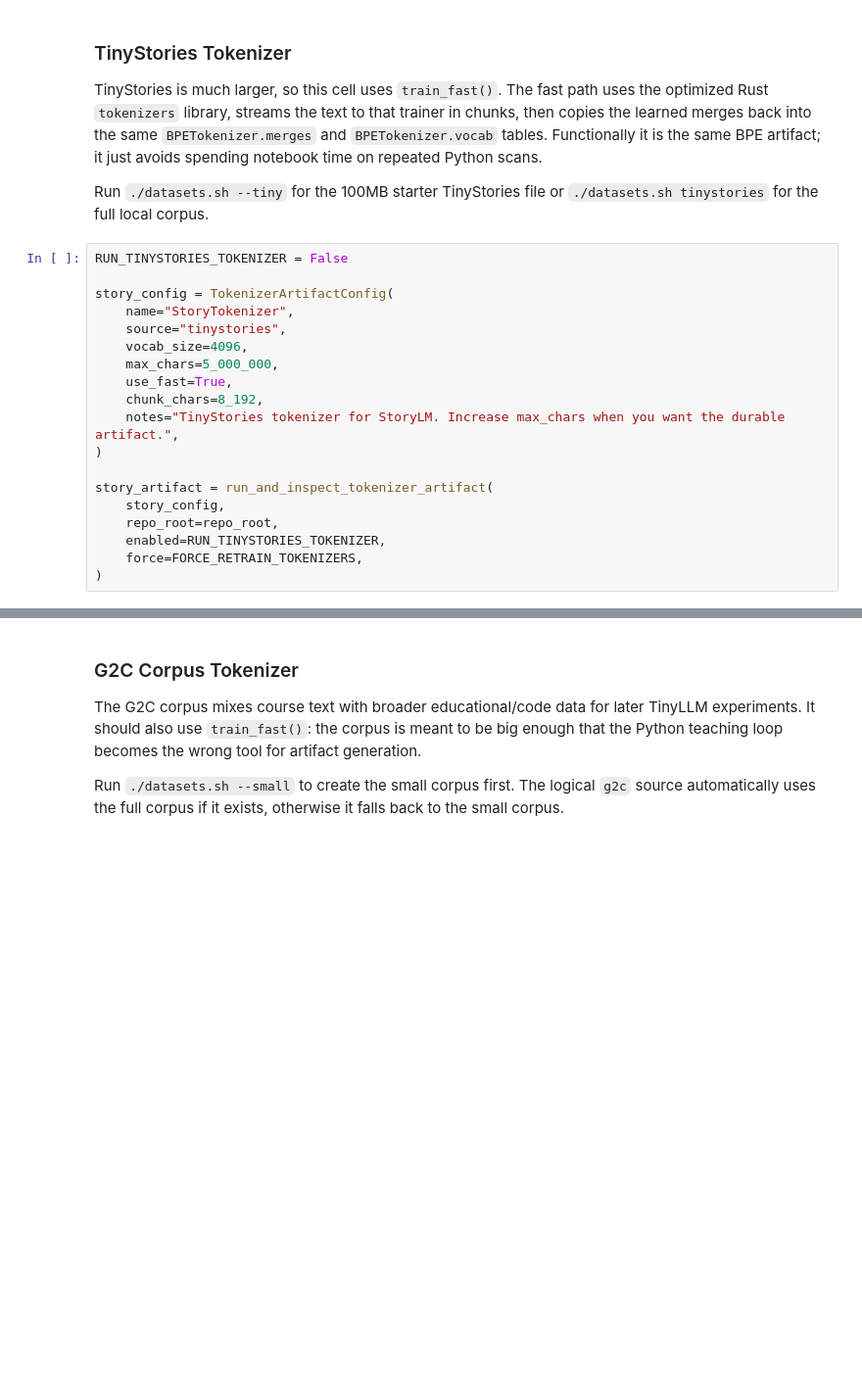
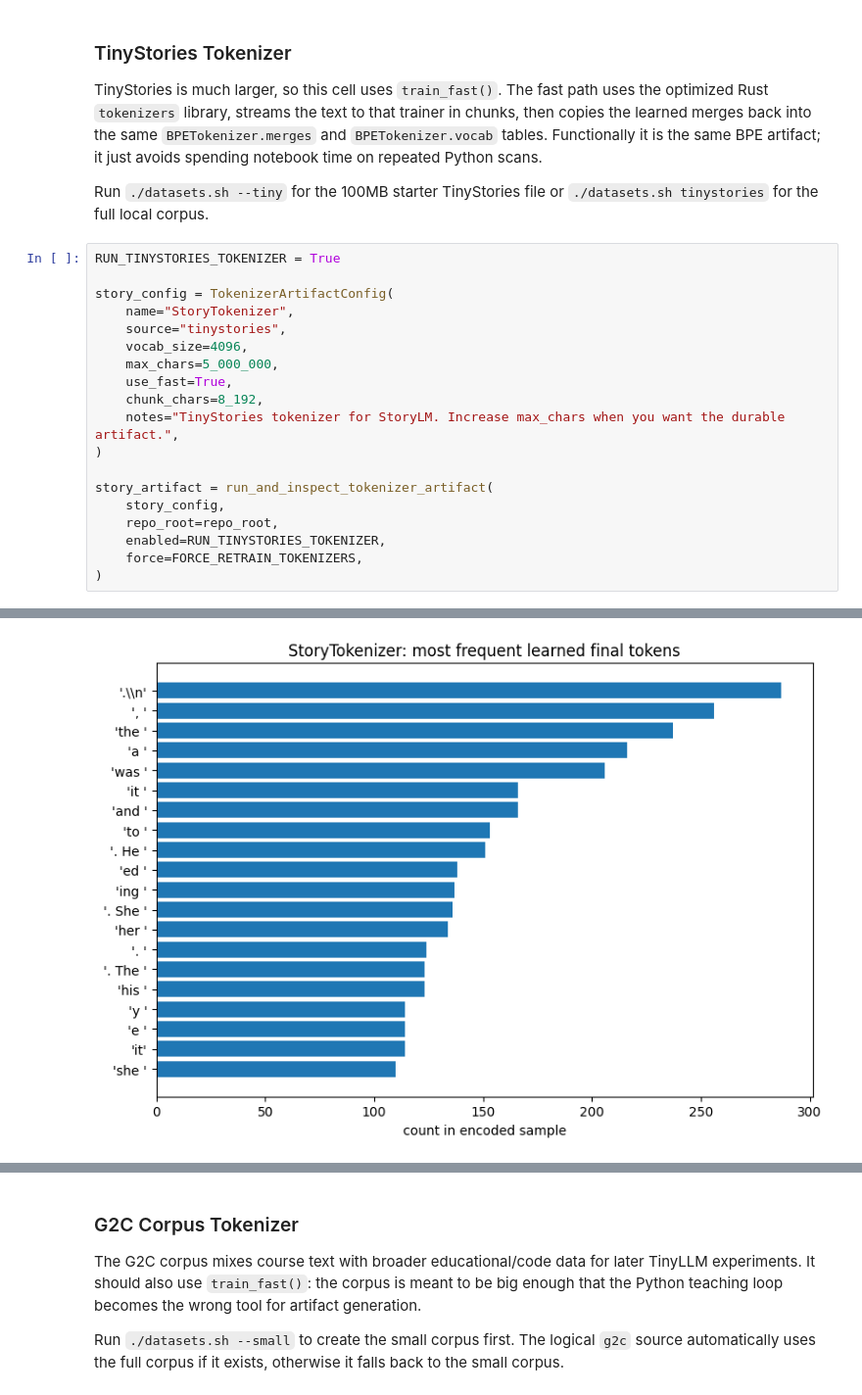
Before and after one commit to Mister-Meeseeks/g2c, a Jupyter notebook: notebooks/solutions/04-tokenizer.ipynb, the cells around one changed output, grey strips where cells are left out. Shown at 98% size. Drawn from its saved outputs; the diff is of its cells as text; blank space fills up the shorter version.

```diff
--- a/notebooks/solutions/04-tokenizer.ipynb
+++ b/notebooks/solutions/04-tokenizer.ipynb
@@ -387,7 +406,7 @@ TinyStories is much larger, so this cell uses `train_fast()`. The fast path uses
 
 Run `./datasets.sh --tiny` for the 100MB starter TinyStories file or `./datasets.sh tinystories` for the full local corpus.
 # %%
-RUN_TINYSTORIES_TOKENIZER = False
+RUN_TINYSTORIES_TOKENIZER = True
 
 story_config = TokenizerArtifactConfig(
     name="StoryTokenizer",
@@ -405,3 +424,4 @@ story_artifact = run_and_inspect_tokenizer_artifact(
     enabled=RUN_TINYSTORIES_TOKENIZER,
     force=FORCE_RETRAIN_TOKENIZERS,
 )
+# %% [output]
@@ -407,0 +445 @@ story_artifact = run_and_inspect_tokenizer_artifact(
+[figure, added]
```
Also changed, not shown: parts of 3 cells of this notebook, 6 other files.
